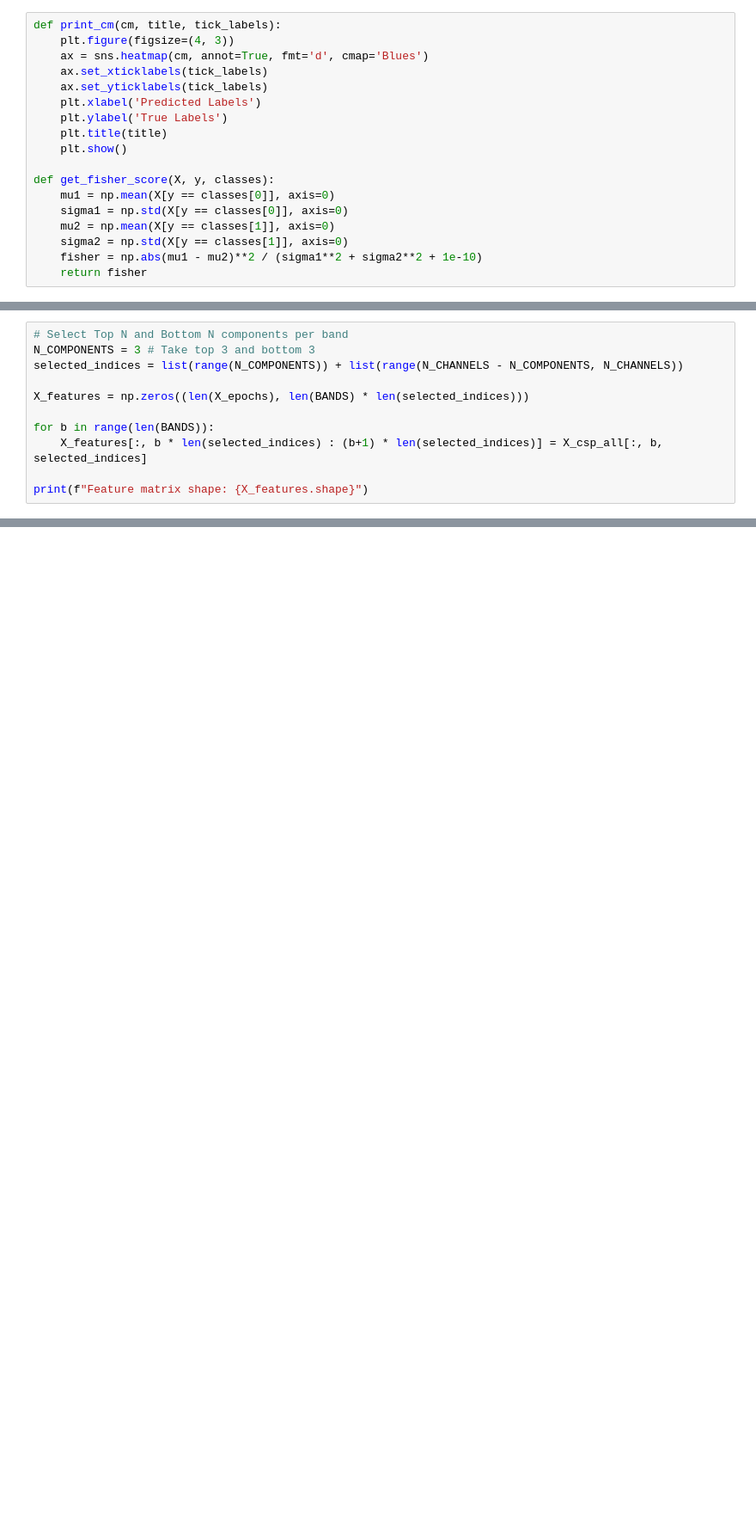
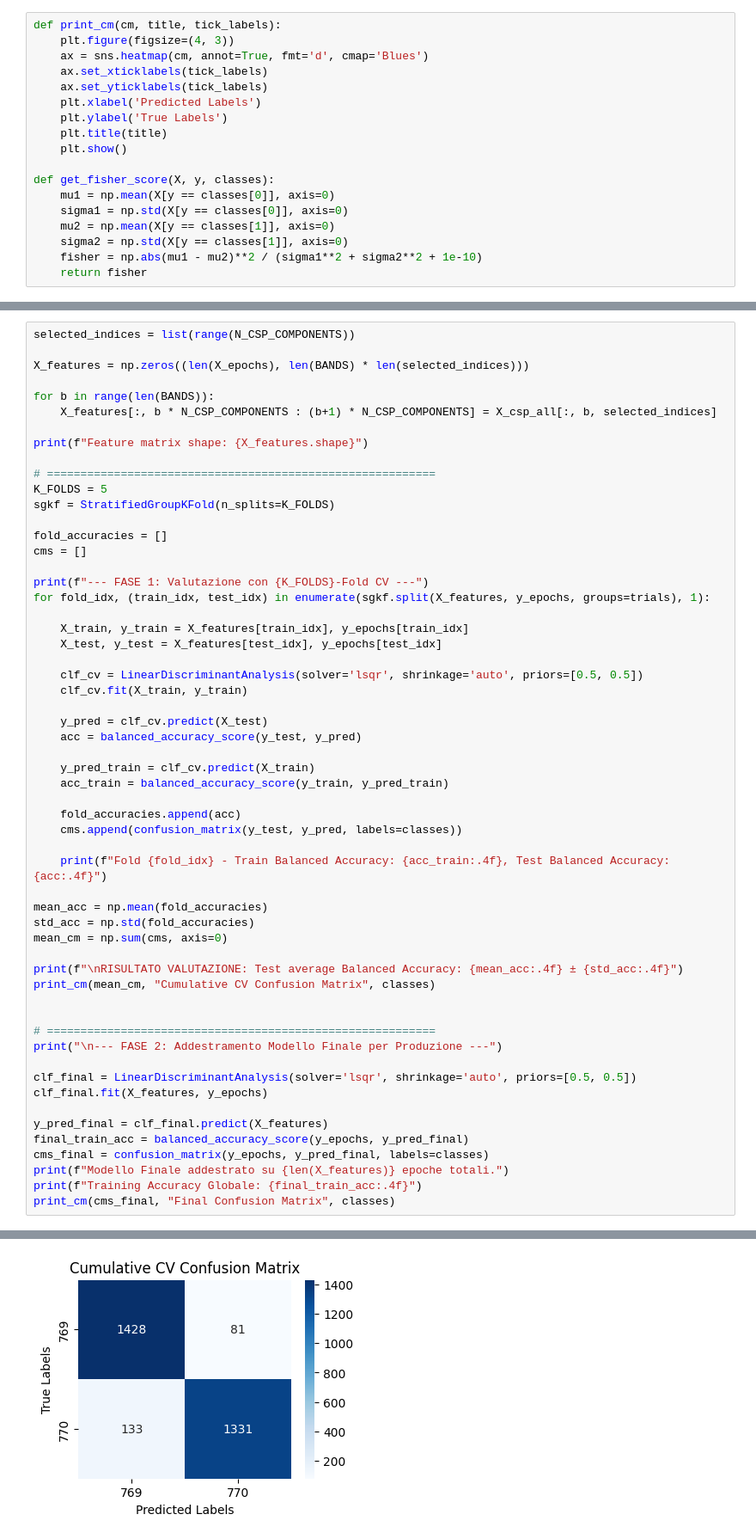
Before and after one commit to PaoloFori/slda_bci, a Jupyter notebook: create_slda/create_slda.ipynb, the cells around one changed output, grey strips where cells are left out. Shown at 86% size. Drawn from its saved outputs; the diff is of its cells as text; blank space fills up the shorter version.

Commit message:
bug correction and add the test

```diff
--- a/create_slda/create_slda.ipynb
+++ b/create_slda/create_slda.ipynb
@@ -258,11 +206,0 @@ IndexError: too many indices for array: array is 1-dimensional, but 4 were index
-# %%
-# Select Top N and Bottom N components per band
-N_COMPONENTS = 3 # Take top 3 and bottom 3
-selected_indices = list(range(N_COMPONENTS)) + list(range(N_CHANNELS - N_COMPONENTS, N_CHANNELS))
-
-X_features = np.zeros((len(X_epochs), len(BANDS) * len(selected_indices)))
-
-for b in range(len(BANDS)):
-    X_features[:, b * len(selected_indices) : (b+1) * len(selected_indices)] = X_csp_all[:, b, selected_indices]
-
-print(f"Feature matrix shape: {X_features.shape}")
@@ -337,0 +207,58 @@ print(f"Saved CSP matrices to {yaml_filename} for ROS node")
+# %%
+selected_indices = list(range(N_CSP_COMPONENTS))
+
+X_features = np.zeros((len(X_epochs), len(BANDS) * len(selected_indices)))
+
+for b in range(len(BANDS)):
+    X_features[:, b * N_CSP_COMPONENTS : (b+1) * N_CSP_COMPONENTS] = X_csp_all[:, b, selected_indices]
+
+print(f"Feature matrix shape: {X_features.shape}")
+
+# ==========================================================
+K_FOLDS = 5
+sgkf = StratifiedGroupKFold(n_splits=K_FOLDS)
+
+fold_accuracies = []
+cms = []
+
+print(f"--- FASE 1: Valutazione con {K_FOLDS}-Fold CV ---")
+for fold_idx, (train_idx, test_idx) in enumerate(sgkf.split(X_features, y_epochs, groups=trials), 1):
+
+    X_train, y_train = X_features[train_idx], y_epochs[train_idx]
+    X_test, y_test = X_features[test_idx], y_epochs[test_idx]
+
+    clf_cv = LinearDiscriminantAnalysis(solver='lsqr', shrinkage='auto', priors=[0.5, 0.5])
+    clf_cv.fit(X_train, y_train)
+
+    y_pred = clf_cv.predict(X_test)
+    acc = balanced_accuracy_score(y_test, y_pred)
+
+    y_pred_train = clf_cv.predict(X_train)
+    acc_train = balanced_accuracy_score(y_train, y_pred_train)
+
+    fold_accuracies.append(acc)
+    cms.append(confusion_matrix(y_test, y_pred, labels=classes))
+
+    print(f"Fold {fold_idx} - Train Balanced Accuracy: {acc_train:.4f}, Test Balanced Accuracy: {acc:.4f}")
+
+mean_acc = np.mean(fold_accuracies)
+std_acc = np.std(fold_accuracies)
+mean_cm = np.sum(cms, axis=0)
+
+print(f"\nRISULTATO VALUTAZIONE: Test average Balanced Accuracy: {mean_acc:.4f} ± {std_acc:.4f}")
+print_cm(mean_cm, "Cumulative CV Confusion Matrix", classes)
+
+
+# ==========================================================
+print("\n--- FASE 2: Addestramento Modello Finale per Produzione ---")
+
+clf_final = LinearDiscriminantAnalysis(solver='lsqr', shrinkage='auto', priors=[0.5, 0.5])
+clf_final.fit(X_features, y_epochs)
+
+y_pred_final = clf_final.predict(X_features)
+final_train_acc = balanced_accuracy_score(y_epochs, y_pred_final)
+cms_final = confusion_matrix(y_epochs, y_pred_final, labels=classes)
+print(f"Modello Finale addestrato su {len(X_features)} epoche totali.")
+print(f"Training Accuracy Globale: {final_train_acc:.4f}")
+print_cm(cms_final, "Final Confusion Matrix", classes)
+# %% [output]
@@ -337,0 +274 @@ print(f"Saved CSP matrices to {yaml_filename} for ROS node")
+[figure, added]
```
Also changed, not shown: parts of 11 cells of this notebook, 11 other files.
